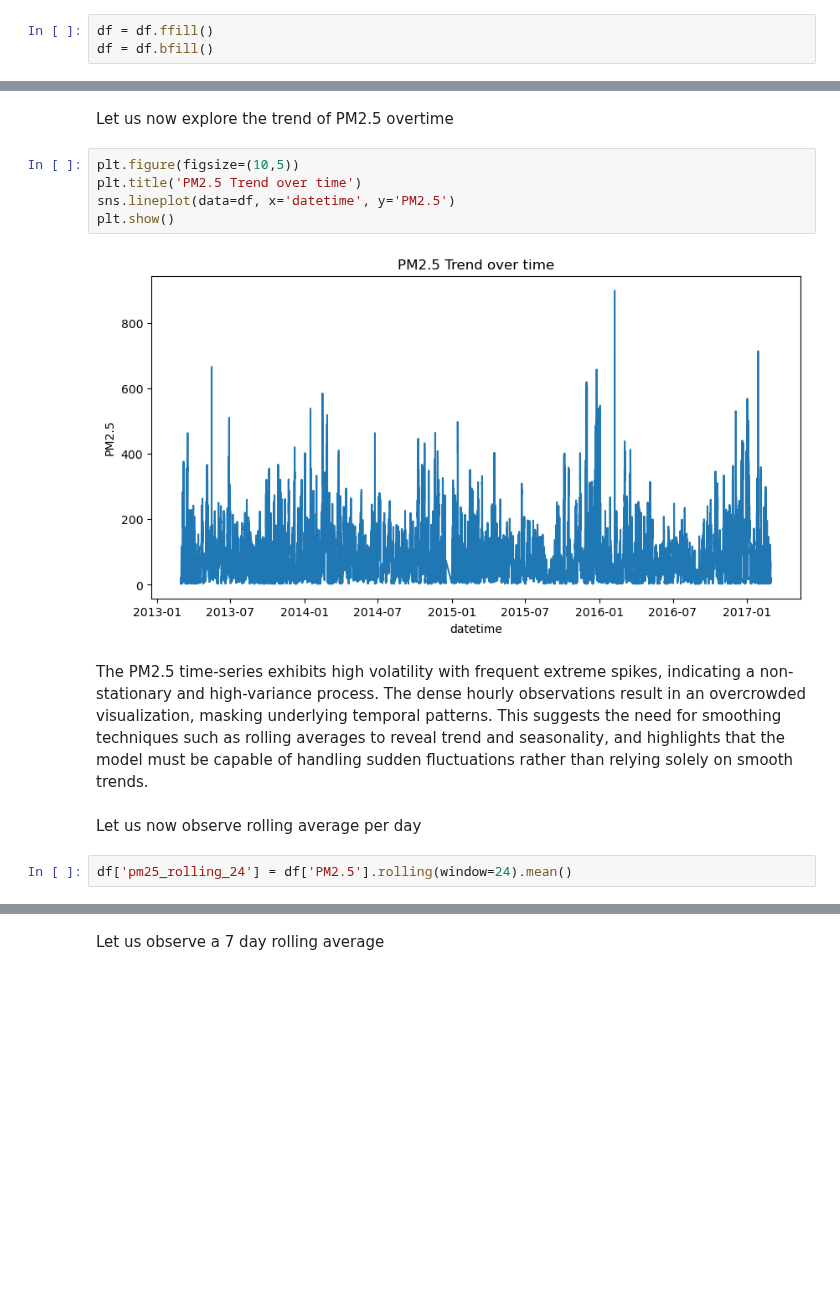
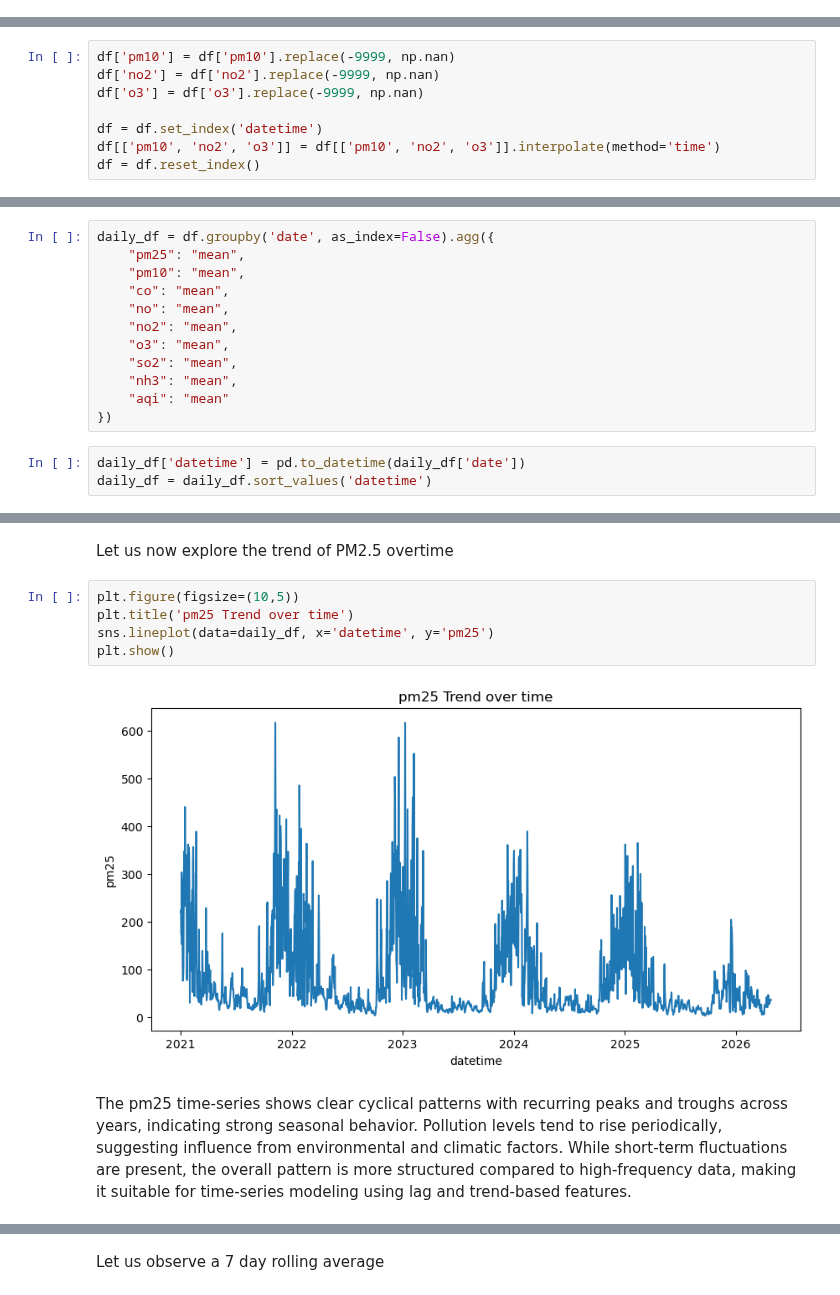
Before and after one commit to alinazir105/AQI-Forecasting-System, a Jupyter notebook: notebook/notebook.ipynb, the cells around one changed output, grey strips where cells are left out. Drawn from its saved outputs; the diff is of its cells as text; blank space fills up the shorter version.

```diff
--- a/notebook/notebook.ipynb
+++ b/notebook/notebook.ipynb
@@ -359,3 +311,0 @@ For the remaining missing values we will use forward fill and backward fill. For
-# %%
-df = df.ffill()
-df = df.bfill()
@@ -382,0 +314,8 @@ dtype: int64
+# %%
+df['pm10'] = df['pm10'].replace(-9999, np.nan)
+df['no2'] = df['no2'].replace(-9999, np.nan)
+df['o3'] = df['o3'].replace(-9999, np.nan)
+
+df = df.set_index('datetime')
+df[['pm10', 'no2', 'o3']] = df[['pm10', 'no2', 'o3']].interpolate(method='time')
+df = df.reset_index()
@@ -382,0 +324,15 @@ dtype: int64
+# %%
+daily_df = df.groupby('date', as_index=False).agg({
+    "pm25": "mean",
+    "pm10": "mean",
+    "co": "mean",
+    "no": "mean",
+    "no2": "mean",
+    "o3": "mean",
+    "so2": "mean",
+    "nh3": "mean",
+    "aqi": "mean"
+})
+# %%
+daily_df['datetime'] = pd.to_datetime(daily_df['date'])
+daily_df = daily_df.sort_values('datetime')
@@ -388,14 +353,10 @@ dtype: int64
 Let us now explore the trend of PM2.5 overtime
 # %%
 plt.figure(figsize=(10,5))
-plt.title('PM2.5 Trend over time')
-sns.lineplot(data=df, x='datetime', y='PM2.5')
+plt.title('pm25 Trend over time')
+sns.lineplot(data=daily_df, x='datetime', y='pm25')
 plt.show()
 # %% [output]
-[figure, old version]
+[figure, new version]
 # %% [markdown]
-The PM2.5 time-series exhibits high volatility with frequent extreme spikes, indicating a non-stationary and high-variance process. The dense hourly observations result in an overcrowded visualization, masking underlying temporal patterns. This suggests the need for smoothing techniques such as rolling averages to reveal trend and seasonality, and highlights that the model must be capable of handling sudden fluctuations rather than relying solely on smooth trends.
+The pm25 time-series shows clear cyclical patterns with recurring peaks and troughs across years, indicating strong seasonal behavior. Pollution levels tend to rise periodically, suggesting influence from environmental and climatic factors. While short-term fluctuations are present, the overall pattern is more structured compared to high-frequency data, making it suitable for time-series modeling using lag and trend-based features.
-# %% [markdown]
-Let us now observe rolling average per day
-# %%
-df['pm25_rolling_24'] = df['PM2.5'].rolling(window=24).mean()
```
Also changed, not shown: parts of 106 cells of this notebook, 36 other files.
